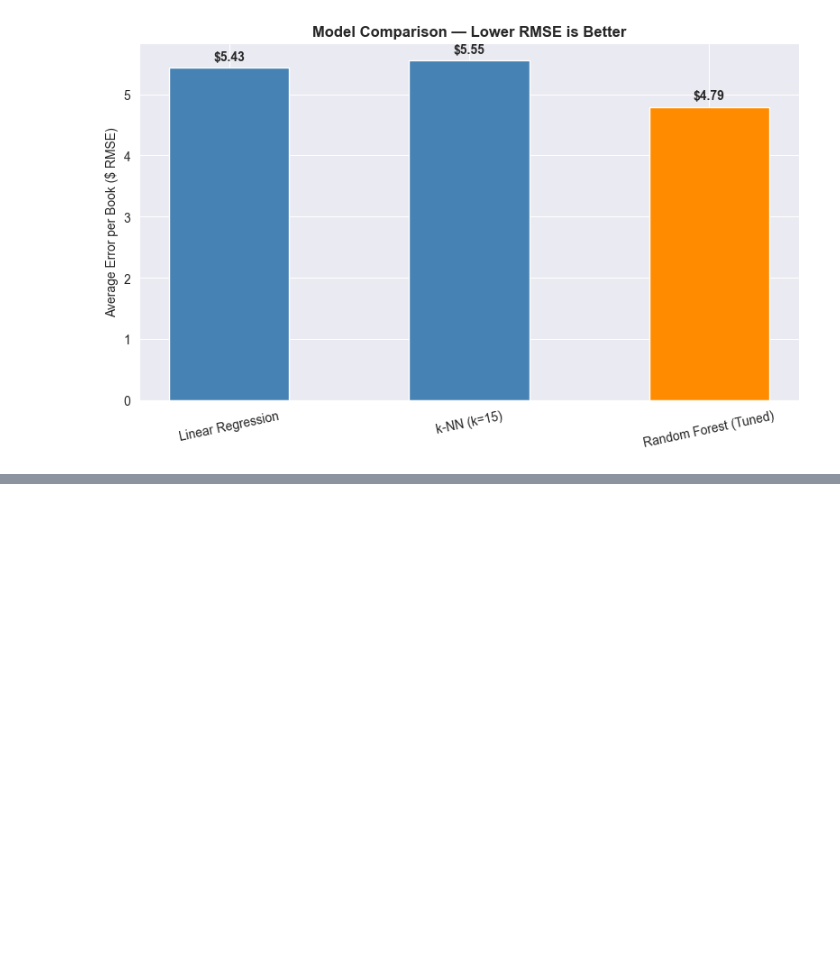
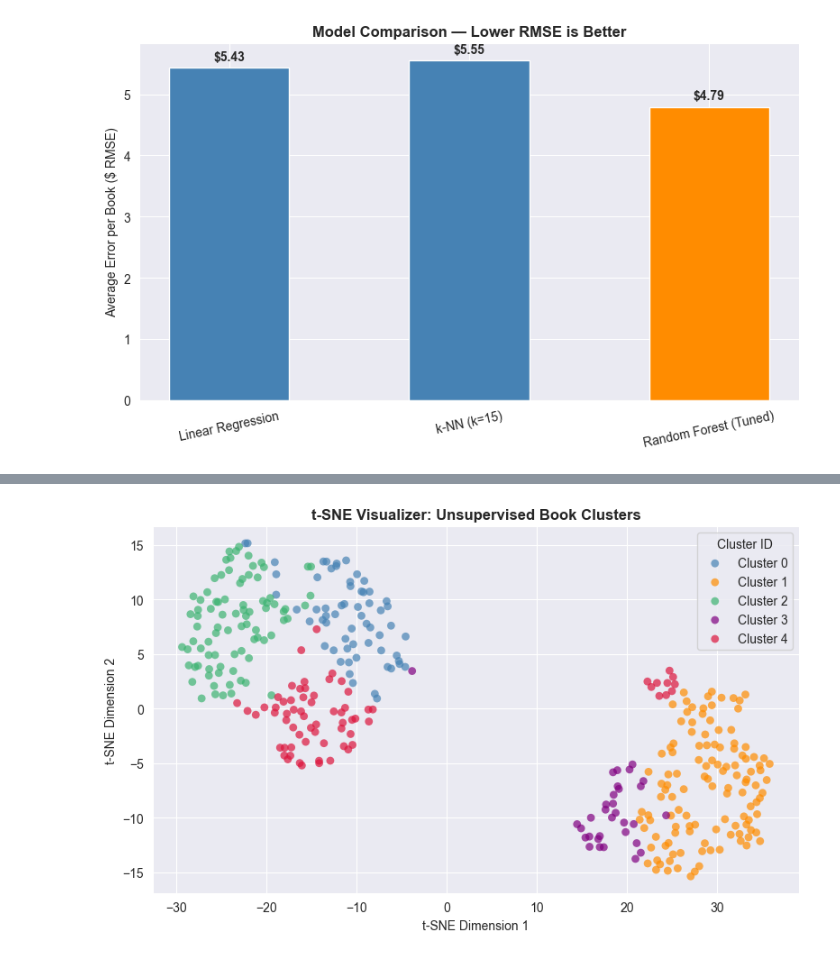
Before and after one commit to antonnoel/book-price-prediction, a Jupyter notebook: book-price-analysis-anton-bozoki.ipynb, the cells around one changed output, grey strips where cells are left out. Cells and saved outputs as stored; diff of their text form; code cells hidden in the pictures; blank space fills up the shorter version.

```diff
--- a/book-price-analysis-anton-bozoki.ipynb
+++ b/book-price-analysis-anton-bozoki.ipynb
@@ -540,0 +614,42 @@ plot_model_comparison(final_results)
+# %%
+# based on the elbow curve and the Silhouette score, we choose 5 clusters
+OPTIMAL_CLUSTERS = 5
+
+def run_clustering_and_visualization(df, X_data, n_clusters):
+    """
+    We fit a k-Means model to group the books, then use t-SNE to draw a 2D scatter plot.
+    """
+    # fit k-means model
+    kmeans = KMeans(n_clusters=n_clusters, random_state=42, n_init=10)
+    df["Cluster"] = kmeans.fit_predict(X_data)
+
+    # run t-SNE for 2D visualization
+    tsne = TSNE(n_components=2, random_state=42, perplexity=30)
+    X_tsne = tsne.fit_transform(X_data)
+
+    # plot the clusters
+    fig, ax = plt.subplots(figsize=(8, 5))
+    colors = ["steelblue", "darkorange", "mediumseagreen", "purple", "crimson", "gold", "orchid", "teal", "sienna", "cadetblue"]
+    # We loop through clusters manually to ensure compatibility across all matplotlib versions
+    for cluster_id in sorted(df["Cluster"].unique()):
+        mask = (df["Cluster"] == cluster_id)
+        color = colors[cluster_id % len(colors)]
+
+        ax.scatter(X_tsne[mask, 0], X_tsne[mask, 1],
+                   label=f"Cluster {cluster_id}",
+                   color=color, alpha=0.7, edgecolors="none", s=40)
+
+    ax.legend(title="Cluster ID")
+    ax.set_title("t-SNE Visualizer: Unsupervised Book Clusters", fontweight="bold")
+    ax.set_xlabel("t-SNE Dimension 1")
+    ax.set_ylabel("t-SNE Dimension 2")
+
+    plt.tight_layout()
+    plt.savefig("tsne_clusters.png", dpi=150)
+    plt.show()
+
+    return df
+
+df_catalog = run_clustering_and_visualization(df_catalog, X_scaled, OPTIMAL_CLUSTERS)
+# %% [output]
+[figure, added]
```
Also changed, not shown: parts of 5 cells of this notebook, 7 other files.
